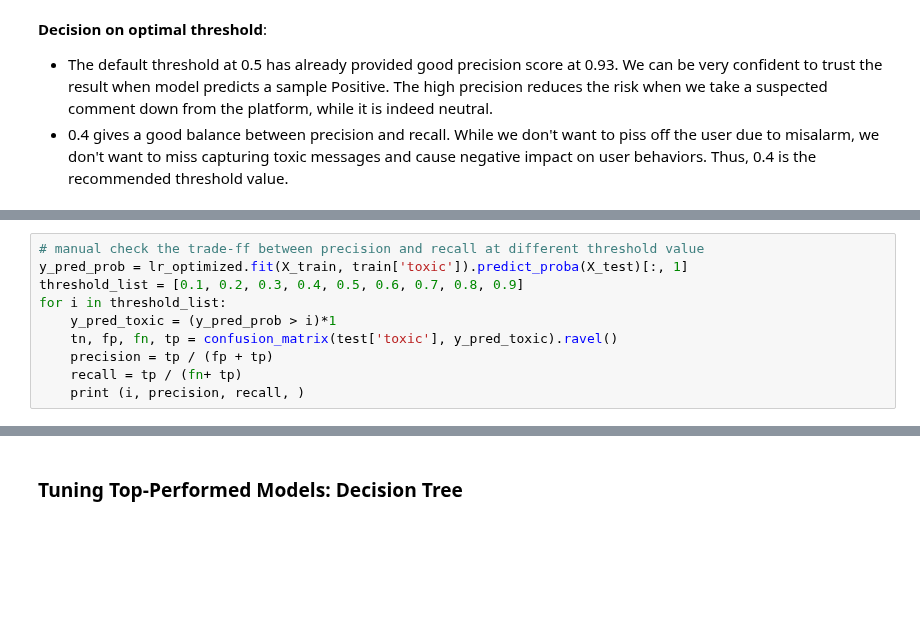
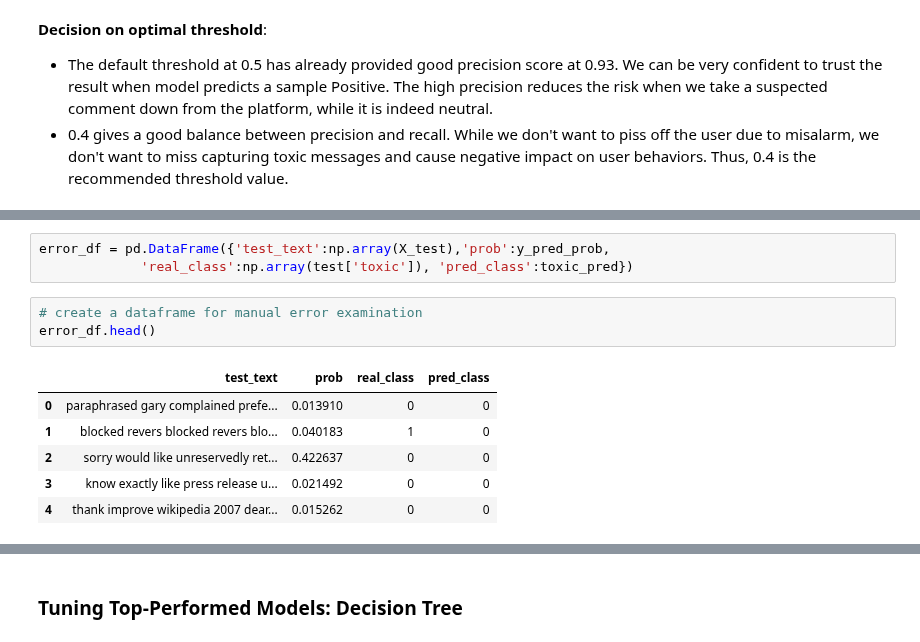
Before and after one commit to dorislin27/toxic_comment_classifier, a Jupyter notebook: classifier_toxic_comment.ipynb, the cells around one changed output, grey strips where cells are left out. Cells and saved outputs as stored; diff of their text form; blank space fills up the shorter version.

```diff
--- a/classifier_toxic_comment.ipynb
+++ b/classifier_toxic_comment.ipynb
@@ -899,10 +870,0 @@ print (roc_auc_score(test['toxic'], y_new_class))
-# %%
-# manual check the trade-ff between precision and recall at different threshold value
-y_pred_prob = lr_optimized.fit(X_train, train['toxic']).predict_proba(X_test)[:, 1]
-threshold_list = [0.1, 0.2, 0.3, 0.4, 0.5, 0.6, 0.7, 0.8, 0.9]
-for i in threshold_list:
-    y_pred_toxic = (y_pred_prob > i)*1
-    tn, fp, fn, tp = confusion_matrix(test['toxic'], y_pred_toxic).ravel()
-    precision = tp / (fp + tp)
-    recall = tp / (fn+ tp)
-    print (i, precision, recall, )
@@ -918,0 +883,13 @@ for i in threshold_list:
+# %%
+error_df = pd.DataFrame({'test_text':np.array(X_test),'prob':y_pred_prob,
+             'real_class':np.array(test['toxic']), 'pred_class':toxic_pred})
+# %%
+# create a dataframe for manual error examination
+error_df.head()
+# %% [output]
+|  | test_text | prob | real_class | pred_class |
+| 0 | paraphrased gary complained prefe... | 0.013910 | 0 | 0 |
+| 1 | blocked revers blocked revers blo... | 0.040183 | 1 | 0 |
+| 2 | sorry would like unreservedly ret... | 0.422637 | 0 | 0 |
+| 3 | know exactly like press release u... | 0.021492 | 0 | 0 |
+| 4 | thank improve wikipedia 2007 dear... | 0.015262 | 0 | 0 |
```
Also changed, not shown: parts of 17 cells of this notebook.
